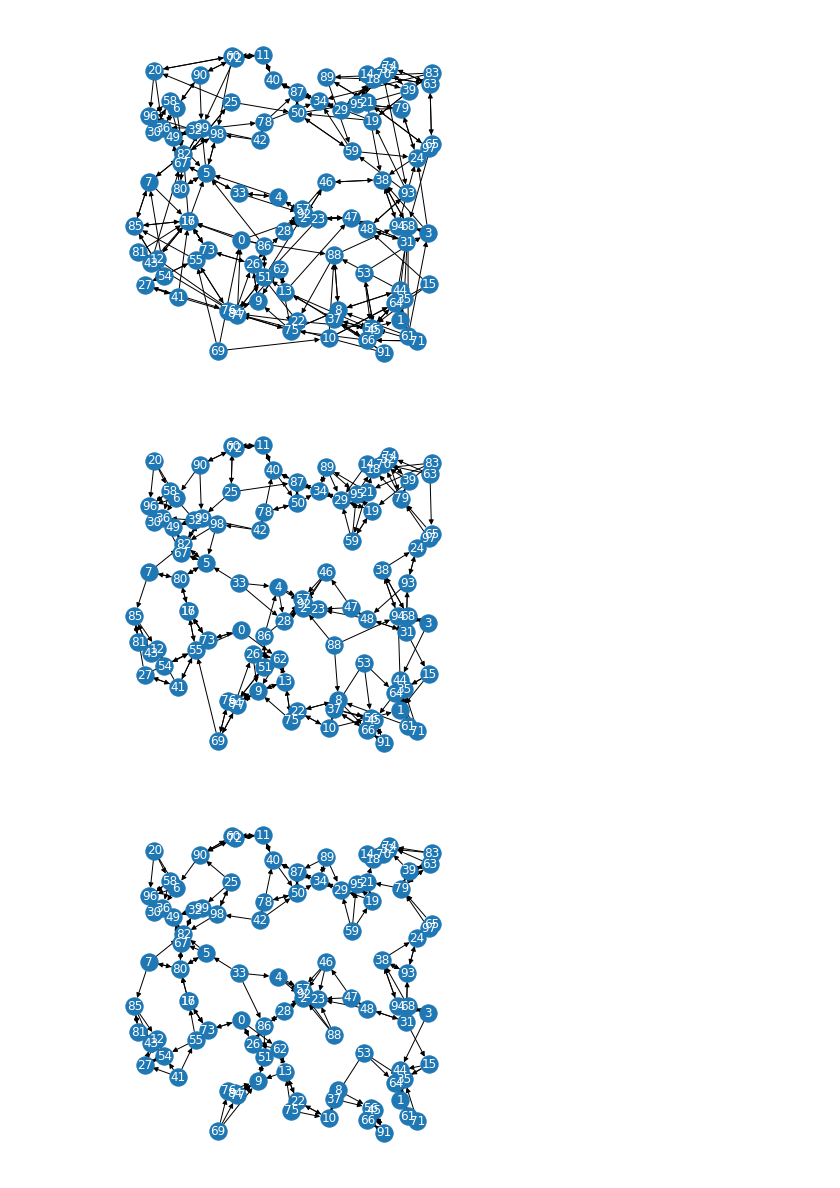
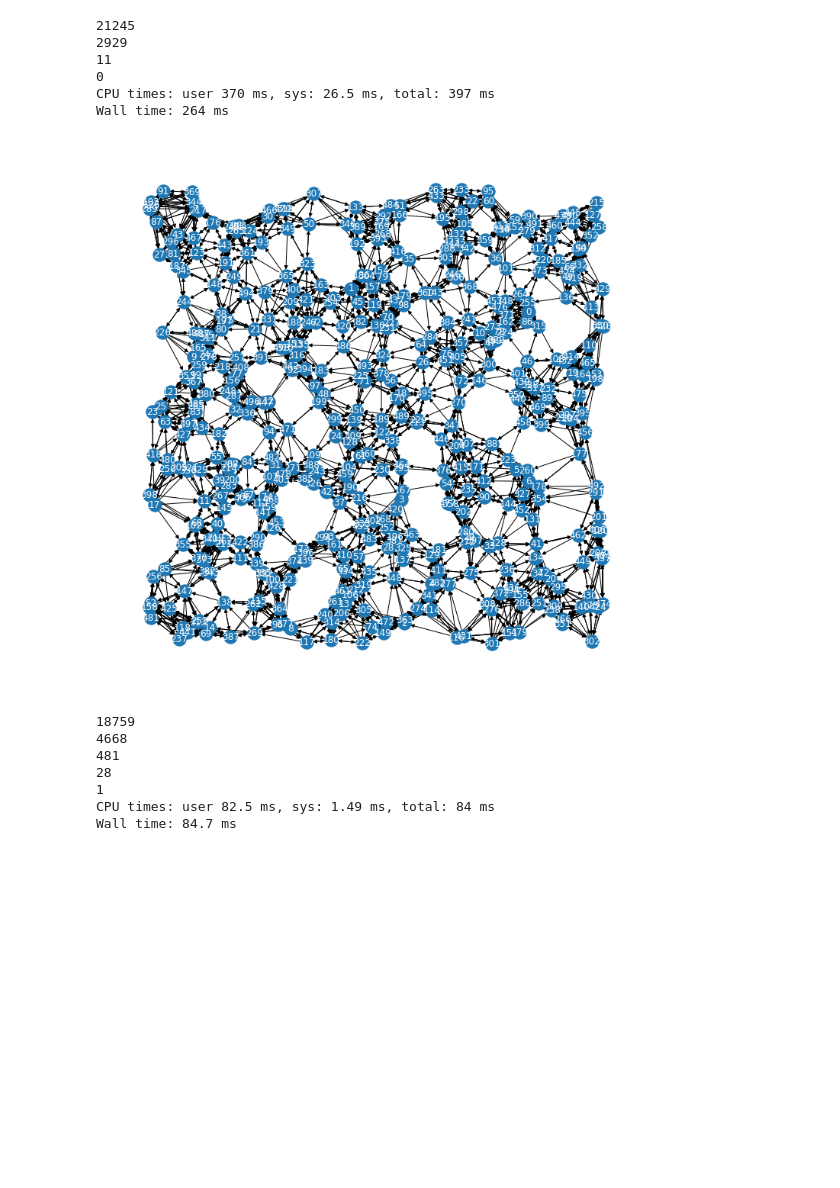
Before and after one commit to keichi/approximate-edm, a Jupyter notebook: nn_descent.ipynb, the cells around one changed output. Saved outputs shown, nothing was run; the diff lists cells and outputs as text; code cells hidden in the pictures; blank space fills up the shorter version.

```diff
--- a/nn_descent.ipynb
+++ b/nn_descent.ipynb
@@ -36,3 +19,6 @@ plot(B, V)
 def sigma(u, v):
     return math.sqrt((u[0] - v[0])**2 + (u[1] - v[1])**2)
+# %%
+def naive_init(V):
+    return [[(-math.inf, i) for i in random.sample(range(N), K)] for _ in range(N)]
 # %%
@@ -60,11 +59,26 @@ def iterate():
 # %%
-iterate()
-plot(B, V)
-iterate()
-plot(B, V)
-iterate()
-plot(B, V)
+def naive_nn_descent(V, B):
+    while True:
+        c = naive_iterate(V, B)
+        print(c)
+
+        if c == 0:
+            break
+
+    return B
-# %% [output]
-[figure, removed]
-[figure, removed]
-[figure, removed]
+# %%
+B = naive_init(V)
+# %%
+%%time
+B = naive_nn_descent(V, B)
+# %% [output]
+21245
+2929
+11
+0
+CPU times: user 370 ms, sys: 26.5 ms, total: 397 ms
+Wall time: 264 ms
+# %%
+plot(V, B)
+# %% [output]
+[figure, added]
@@ -70,0 +150,11 @@ plot(B, V)
+# %%
+%%time
+B = nn_descent(V, B)
+# %% [output]
+18759
+4668
+481
+28
+1
+CPU times: user 82.5 ms, sys: 1.49 ms, total: 84 ms
+Wall time: 84.7 ms
```
Also changed, not shown: parts of 9 cells of this notebook, 1 other file.
